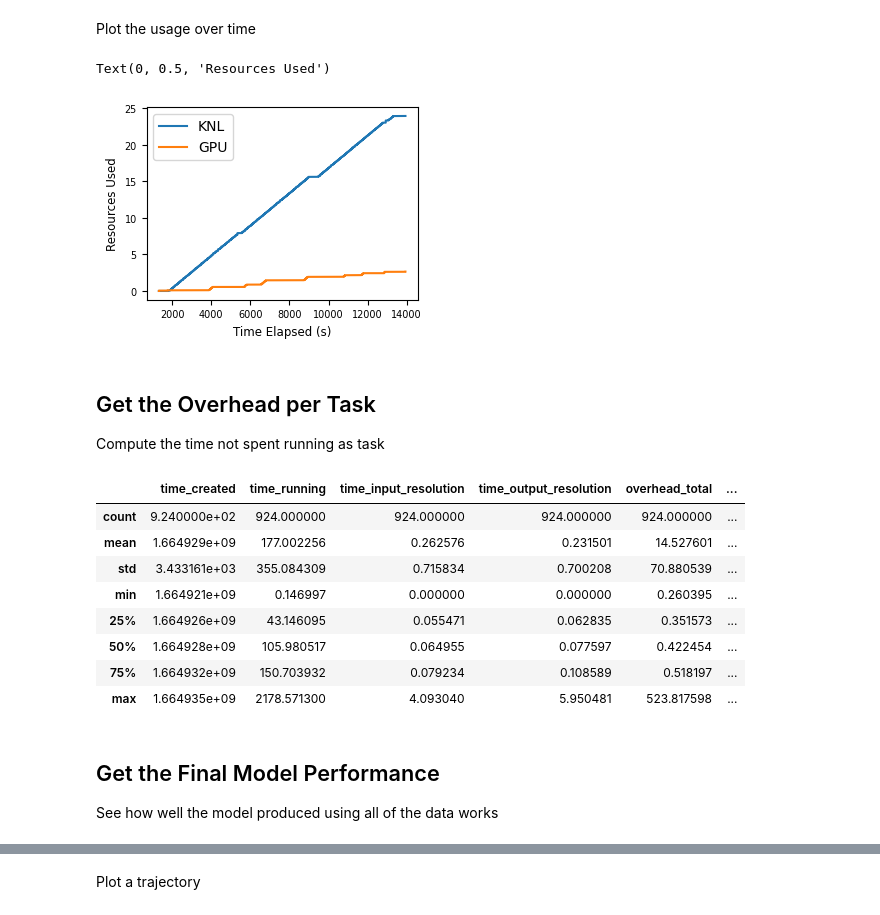
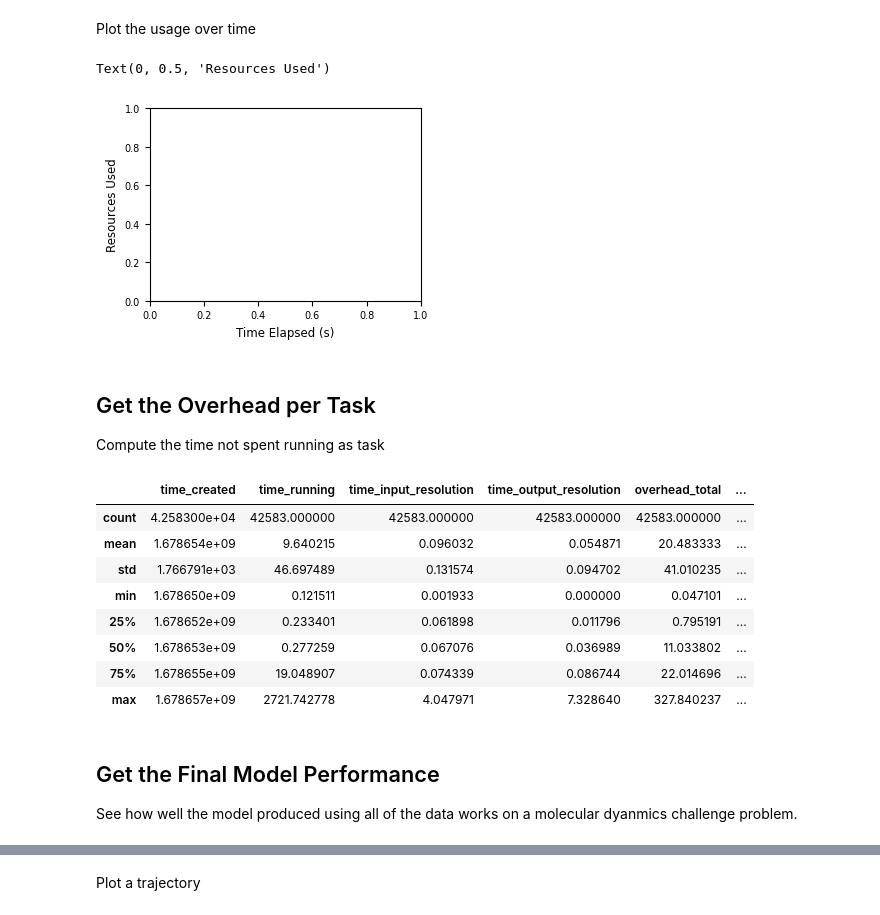
Before and after one commit to exalearn/fast-finetuned-forcefields, a Jupyter notebook: colmena/initial/notebooks/0_post-process-runs.ipynb, the cells around one changed output, grey strips where cells are left out. Cells and saved outputs as stored; diff of their text form; code cells hidden in the pictures.

```diff
--- a/colmena/initial/notebooks/0_post-process-runs.ipynb
+++ b/colmena/initial/notebooks/0_post-process-runs.ipynb
@@ -17,8 +17,7 @@ import json
 # %% [markdown]
 Configuration
 # %%
-run_dir = Path('prod-runs/funcx_retrain-16/')
-test_set_dir = Path('../../../notebooks/psi4-test-sets/trajectories/')
+run_dir = Path('prod-runs/ttm_mctbp-25000_128-nodes/')
 # %% [markdown]
 ## Load in the Results
 We want the runtimes and system hostnames so we can measure how many tasks are running concurrently
@@ -37,7 +36,8 @@ def load_results(path: Path) -> pd.DataFrame:
     for task in ['inference', 'training', 'simulation', 'sampling']:
         # Get the results
         data = path / f'{task}-results.json'
-        assert data.is_file(), f'{data} does not exist'
+        if not data.is_file():
+            continue
         results = pd.read_json(path / f'{task}-results.json', lines=True)
 
         # Store make some metadata easier to get
@@ -55,7 +55,7 @@ def load_results(path: Path) -> pd.DataFrame:
             elif hostname.startswith('venti'):
                 return 'venti'
             else:
-                raise ValueError(f'Unknown host: {hostname}')
+                return hostname
         results['machine'] = results['hostname'].apply(_get_machine)
 
         # Make a shorter name for the task type
@@ -280,17 +284,15 @@ Plot the usage over time
 # %%
 fig, ax = plt.subplots(figsize=(3.5, 2.5))
 
 start_time = results['time_created'].min()
 results.sort_values('time_result_received', inplace=True)
-ax.step(results['time_result_received'] - start_time, results['theta_usage'], label='KNL')
-ax.step(results['time_result_received'] - start_time, results['lambda_usage'], label='GPU')
+#ax.step(results['time_result_received'] - start_time, results['bettik-linux_usage'])
 
-ax.legend()
 ax.set_xlabel('Time Elapsed (s)')
 ax.set_ylabel('Resources Used')
 # %% [output]
 Text(0, 0.5, 'Resources Used')
-[figure, old version]
+[figure, new version]
 # %% [markdown]
 ## Get the Overhead per Task
 Compute the time not spent running as task
@@ -347,14 +349,14 @@ def get_overhead_times(results: pd.DataFrame) -> pd.DataFrame:
 get_overhead_times(results).describe()
 # %% [output]
 |  | time_created | time_running | time_input_resolution | time_output_resolution | overhead_total | ... |
-| count | 9.240000e+02 | 924.000000 | 924.000000 | 924.000000 | 924.000000 | ... |
-| mean | 1.664929e+09 | 177.002256 | 0.262576 | 0.231501 | 14.527601 | ... |
-| std | 3.433161e+03 | 355.084309 | 0.715834 | 0.700208 | 70.880539 | ... |
-| min | 1.664921e+09 | 0.146997 | 0.000000 | 0.000000 | 0.260395 | ... |
-| 25% | 1.664926e+09 | 43.146095 | 0.055471 | 0.062835 | 0.351573 | ... |
-| 50% | 1.664928e+09 | 105.980517 | 0.064955 | 0.077597 | 0.422454 | ... |
-| 75% | 1.664932e+09 | 150.703932 | 0.079234 | 0.108589 | 0.518197 | ... |
-| max | 1.664935e+09 | 2178.571300 | 4.093040 | 5.950481 | 523.817598 | ... |
+| count | 4.258300e+04 | 42583.000000 | 42583.000000 | 42583.000000 | 42583.000000 | ... |
+| mean | 1.678654e+09 | 9.640215 | 0.096032 | 0.054871 | 20.483333 | ... |
+| std | 1.766791e+03 | 46.697489 | 0.131574 | 0.094702 | 41.010235 | ... |
+| min | 1.678650e+09 | 0.121511 | 0.001933 | 0.000000 | 0.047101 | ... |
+| 25% | 1.678652e+09 | 0.233401 | 0.061898 | 0.011796 | 0.795191 | ... |
+| 50% | 1.678653e+09 | 0.277259 | 0.067076 | 0.036989 | 11.033802 | ... |
+| 75% | 1.678655e+09 | 19.048907 | 0.074339 | 0.086744 | 22.014696 | ... |
+| max | 1.678657e+09 | 2721.742778 | 4.047971 | 7.328640 | 327.840237 | ... |
 # %% [markdown]
 ## Get the Final Model Performance
-See how well the model produced using all of the data works
+See how well the model produced using all of the data works on a molecular dyanmics challenge problem.
```
Also changed, not shown: parts of 18 cells of this notebook, 4 other files.
